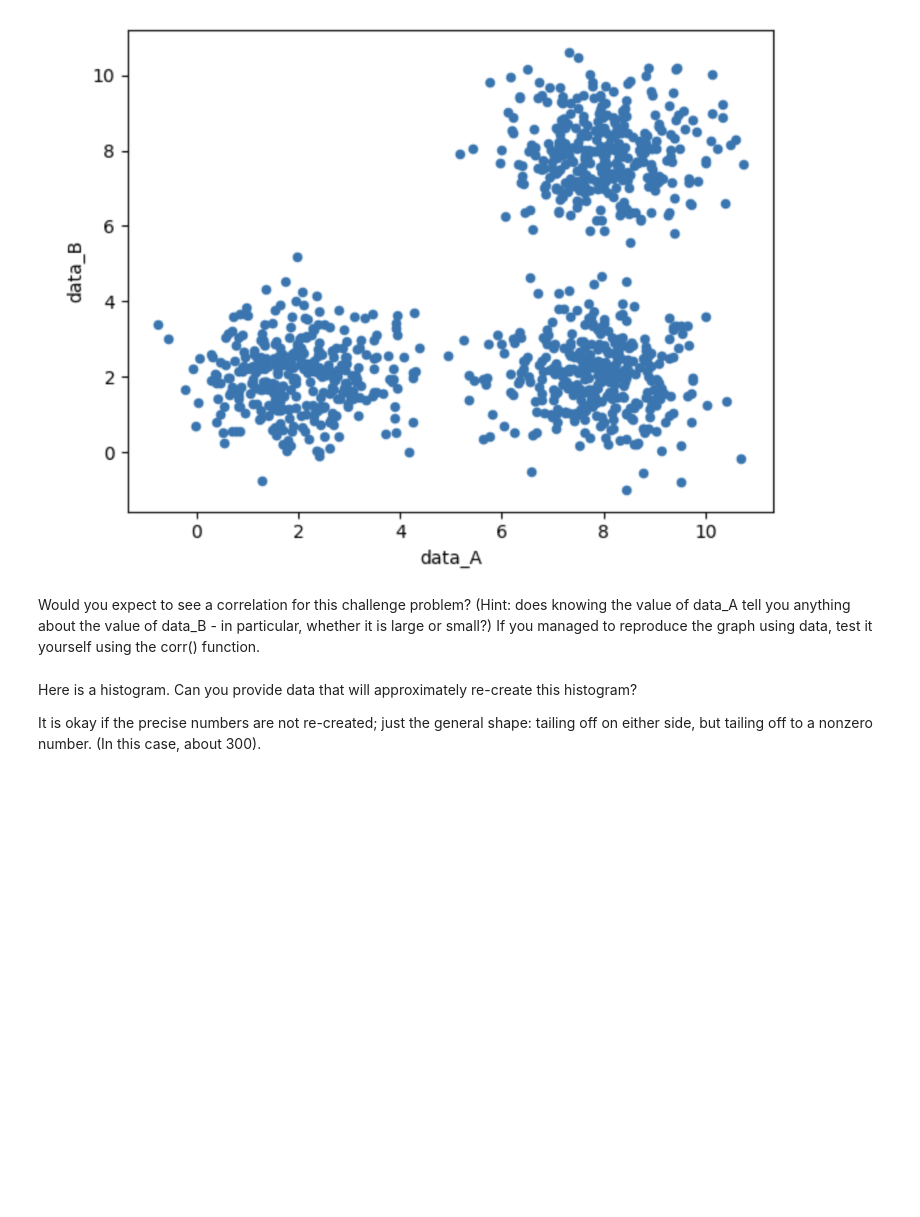
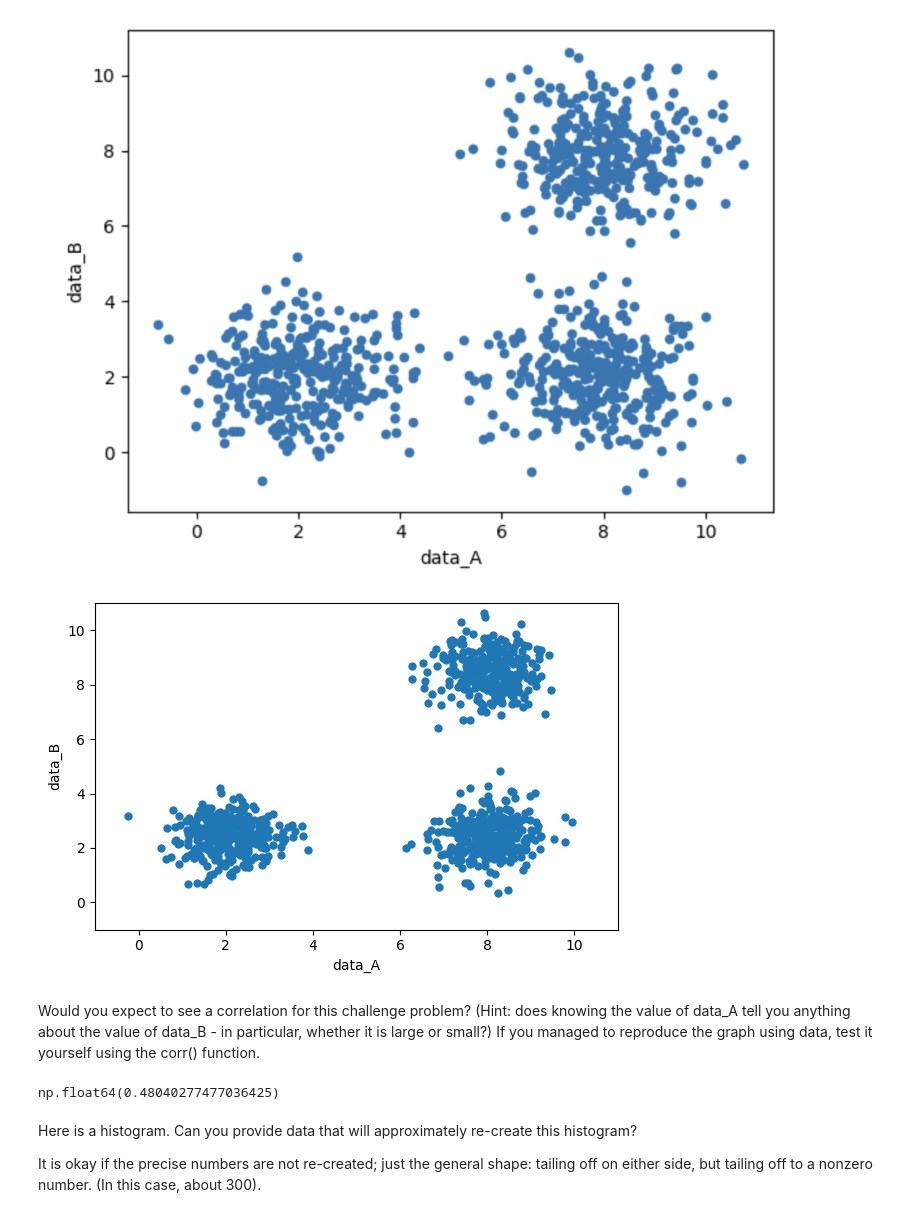
Before and after one commit to JonG-2025/Module-B-semester-2, a Jupyter notebook: Week5-concealed-answer.ipynb, the cells around one changed output. Saved outputs shown, nothing was run; the diff lists cells and outputs as text; code cells hidden in the pictures; blank space fills up the shorter version.

```diff
--- a/Week5-concealed-answer.ipynb
+++ b/Week5-concealed-answer.ipynb
@@ -188,8 +217,43 @@ from IPython.display import Image
 Image("threeclouds.png")
 # %% [output]
 [figure]
+# %%
+rng = np.random.default_rng(2026)
+
+n = 300
+
+x_seg1 = rng.normal(loc=2.0, scale=0.6, size=n)
+x_seg2 = rng.normal(loc=8.0, scale=0.6, size=n)
+x_seg3 = rng.normal(loc=8.0, scale=0.6, size=n)
+
+y_seg1 = rng.normal(loc=2.5, scale=0.7, size=n)
+y_seg2 = rng.normal(loc=2.5, scale=0.7, size=n)
+y_seg3 = rng.normal(loc=8.5, scale=0.7, size=n)
+
+x = np.concatenate([x_seg1, x_seg2, x_seg3])
+y = np.concatenate([y_seg1, y_seg2, y_seg3])
+
+labels = (['LL']*n) + (['LR']*n) + (['UR']*n)
+df = pd.DataFrame({'data_A': x, 'data_B': y, 'cluster': labels})
+
+plt.figure(figsize=(6,4))
+plt.scatter(df['data_A'], df['data_B'], s=25)
+plt.xlabel('data_A')
+plt.ylabel('data_B')
+plt.xlim(-1, 11)
+plt.ylim(-1, 11)
+plt.tight_layout()
+plt.savefig('three_clouds.png', dpi=150)
+plt.show()
+# %% [output]
+[figure, added]
 # %% [markdown]
 Would you expect to see a correlation for this challenge problem?  (Hint: does knowing the value of data_A tell you anything about the value of data_B - in particular, whether it is large or small?)  If you managed to reproduce the graph using data, test it yourself using the corr() function.
+# %%
+#Using Corr() Function:
+df['data_A'].corr(df['data_B'])
+# %% [output]
+np.float64(0.48040277477036425)
 # %% [markdown]
 Here is a histogram.  Can you provide data that will approximately re-create this histogram?
 
```
Also changed, not shown: parts of 4 cells of this notebook, 1 other file.
